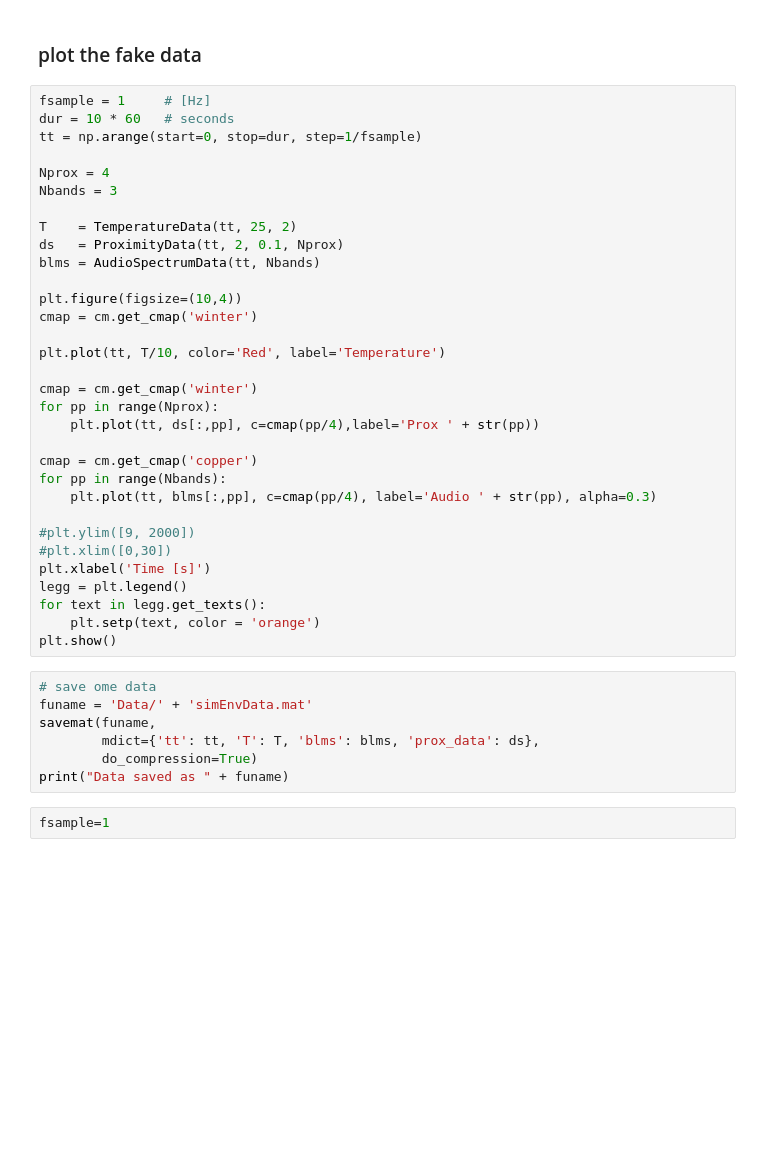
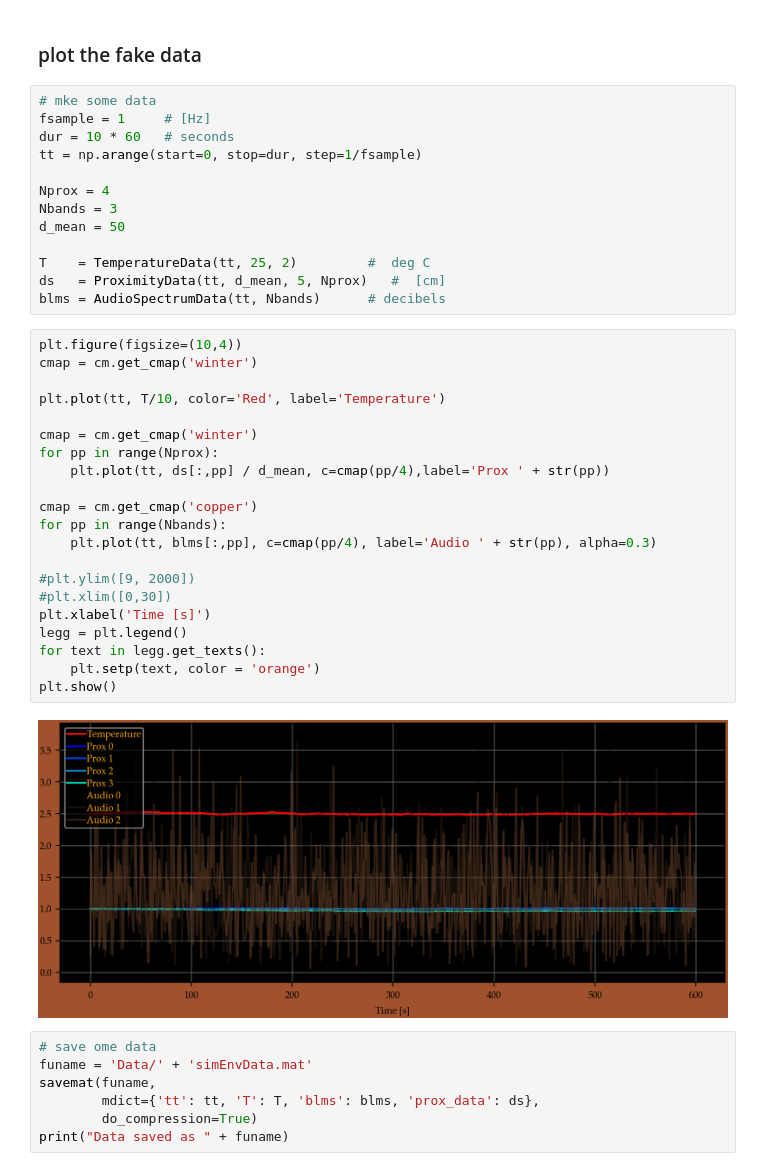
Before and after one commit to rxa254/MoodCube, a Jupyter notebook: simData.ipynb, the cells around one changed output. Drawn from its saved outputs; the diff is of its cells as text; blank space fills up the shorter version.

```diff
--- a/simData.ipynb
+++ b/simData.ipynb
@@ -84,38 +84,42 @@ def AudioSpectrumData(t, Nbands):
     return blms
 # %% [markdown]
 ### plot the fake data
+# %%
+# mke some data
+fsample = 1     # [Hz]
+dur = 10 * 60   # seconds
+tt = np.arange(start=0, stop=dur, step=1/fsample)
+
+Nprox = 4
+Nbands = 3
+d_mean = 50
+
+T    = TemperatureData(tt, 25, 2)         #  deg C
+ds   = ProximityData(tt, d_mean, 5, Nprox)   #  [cm]
+blms = AudioSpectrumData(tt, Nbands)      # decibels
 # %%
-fsample = 1     # [Hz]
-dur = 10 * 60   # seconds
-tt = np.arange(start=0, stop=dur, step=1/fsample)
-
-Nprox = 4
-Nbands = 3
-
-T    = TemperatureData(tt, 25, 2)
-ds   = ProximityData(tt, 2, 0.1, Nprox)
-blms = AudioSpectrumData(tt, Nbands)
-
 plt.figure(figsize=(10,4))
 cmap = cm.get_cmap('winter')
 
 plt.plot(tt, T/10, color='Red', label='Temperature')
 
 cmap = cm.get_cmap('winter')
 for pp in range(Nprox):
-    plt.plot(tt, ds[:,pp], c=cmap(pp/4),label='Prox ' + str(pp))
+    plt.plot(tt, ds[:,pp] / d_mean, c=cmap(pp/4),label='Prox ' + str(pp))
 
 cmap = cm.get_cmap('copper')
 for pp in range(Nbands):
     plt.plot(tt, blms[:,pp], c=cmap(pp/4), label='Audio ' + str(pp), alpha=0.3)
 
 #plt.ylim([9, 2000])
 #plt.xlim([0,30])
 plt.xlabel('Time [s]')
 legg = plt.legend()
 for text in legg.get_texts():
     plt.setp(text, color = 'orange')
 plt.show()
+# %% [output]
+[figure, added]
 # %%
 # save ome data
 funame = 'Data/' + 'simEnvData.mat'
@@ -123,5 +127,3 @@ savemat(funame,
         mdict={'tt': tt, 'T': T, 'blms': blms, 'prox_data': ds},
         do_compression=True)
 print("Data saved as " + funame)
-# %%
-fsample=1
```
Also changed, not shown: 5 other files.
